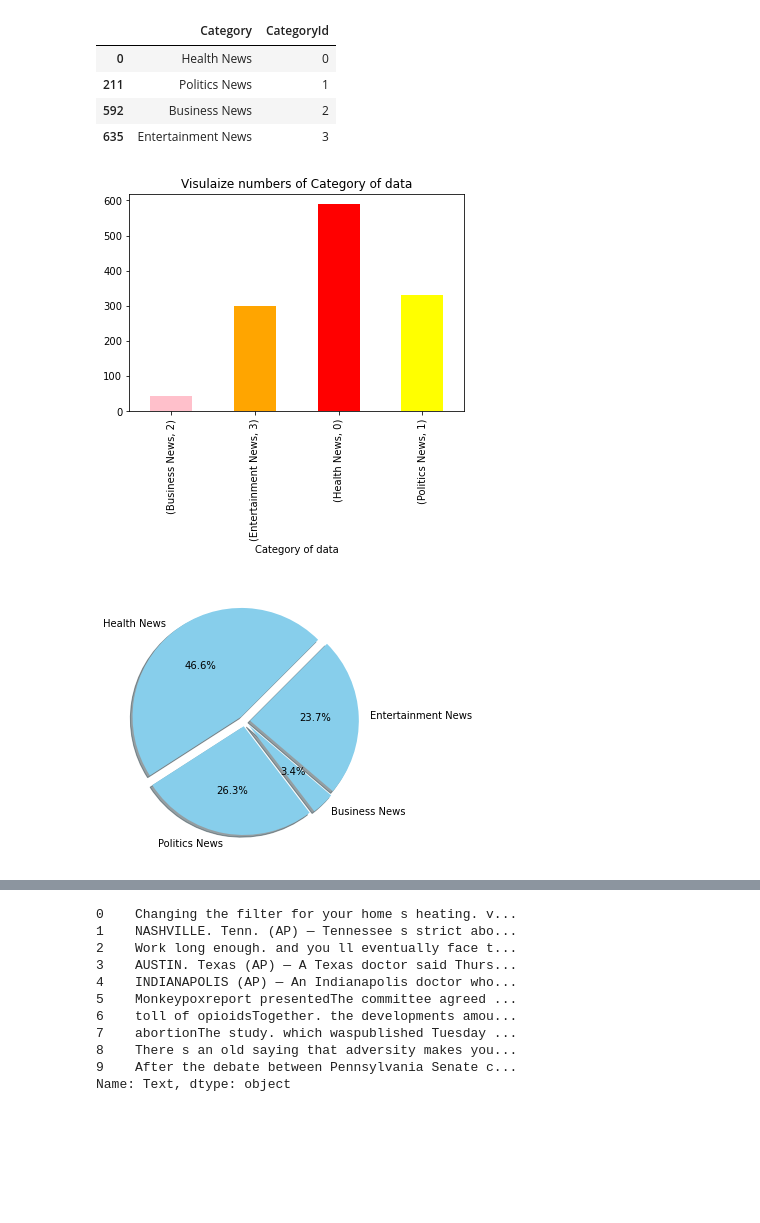
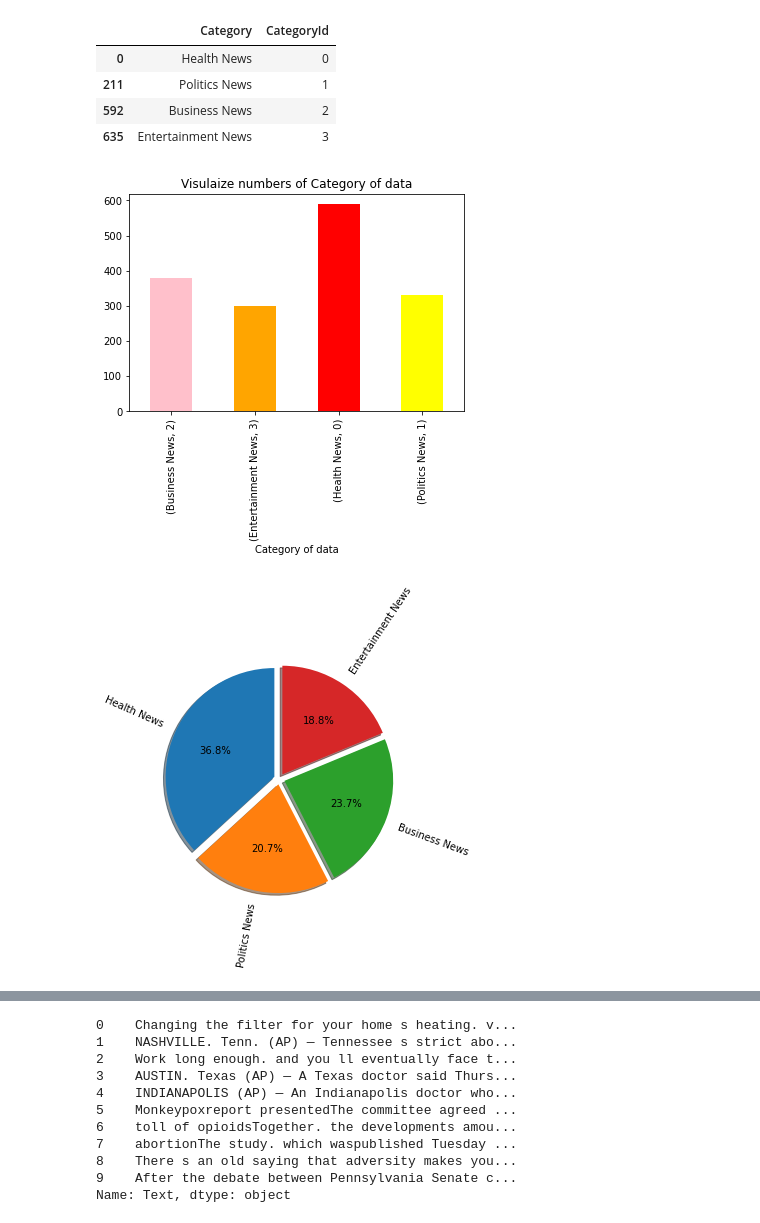
Before and after one commit to James030913/AiAssignment, a Jupyter notebook: AIAsm.ipynb, the cells around one changed output, grey strips where cells are left out. Cells and saved outputs as stored; diff of their text form; code cells hidden in the pictures; blank space fills up the shorter version.

Commit message:
Add visualization code and New code for new dataset

```diff
--- a/AIAsm.ipynb
+++ b/AIAsm.ipynb
@@ -41,7 +42,7 @@ from sklearn.naive_bayes import GaussianNB,MultinomialNB,BernoulliNB
 [nltk_data]     C:\Users\user\AppData\Roaming\nltk_data...
 [nltk_data]   Package punkt is already up-to-date!
 # %%
-dataset = pd.read_csv("HuffPostNews_Train.csv")
+dataset = pd.read_csv("Dataset.csv")
 print(dataset.head())
 # %% [output]
                                                 Text     Category
@@ -81,23 +86,23 @@ plt.xlabel("Category of data")
 plt.title("Visulaize numbers of Category of data")
 plt.show()
 # %% [output]
-[figure, old version]
+[figure, new version]
 # %%
 fig = plt.figure(figsize = (5,5))
 colors = ["skyblue"]
 Health = dataset[dataset['CategoryId'] == 0 ]
 Politics = dataset[dataset['CategoryId'] == 1 ]
 Business = dataset[dataset['CategoryId'] == 2]
 Entertainment = dataset[dataset['CategoryId'] == 3]
 count = [Health['CategoryId'].count(), Politics['CategoryId'].count(), Business['CategoryId'].count(), Entertainment['CategoryId'].count()]
 pie = plt.pie(count, labels = ['Health News', 'Politics News', 'Business News', 'Entertainment News'],
               autopct = "%1.1f%%",
               shadow = True,
-              colors = colors,
-              startangle = 45,
+              startangle = 90,
+              rotatelabels=45,
               explode = (0.05, 0.05, 0.05, 0.05))
 # %% [output]
-[figure, old version]
+[figure, new version]
 # %%
 stop = set(stopwords.words('english'))
 
```
Also changed, not shown: parts of 21 cells of this notebook, 2 other files.
